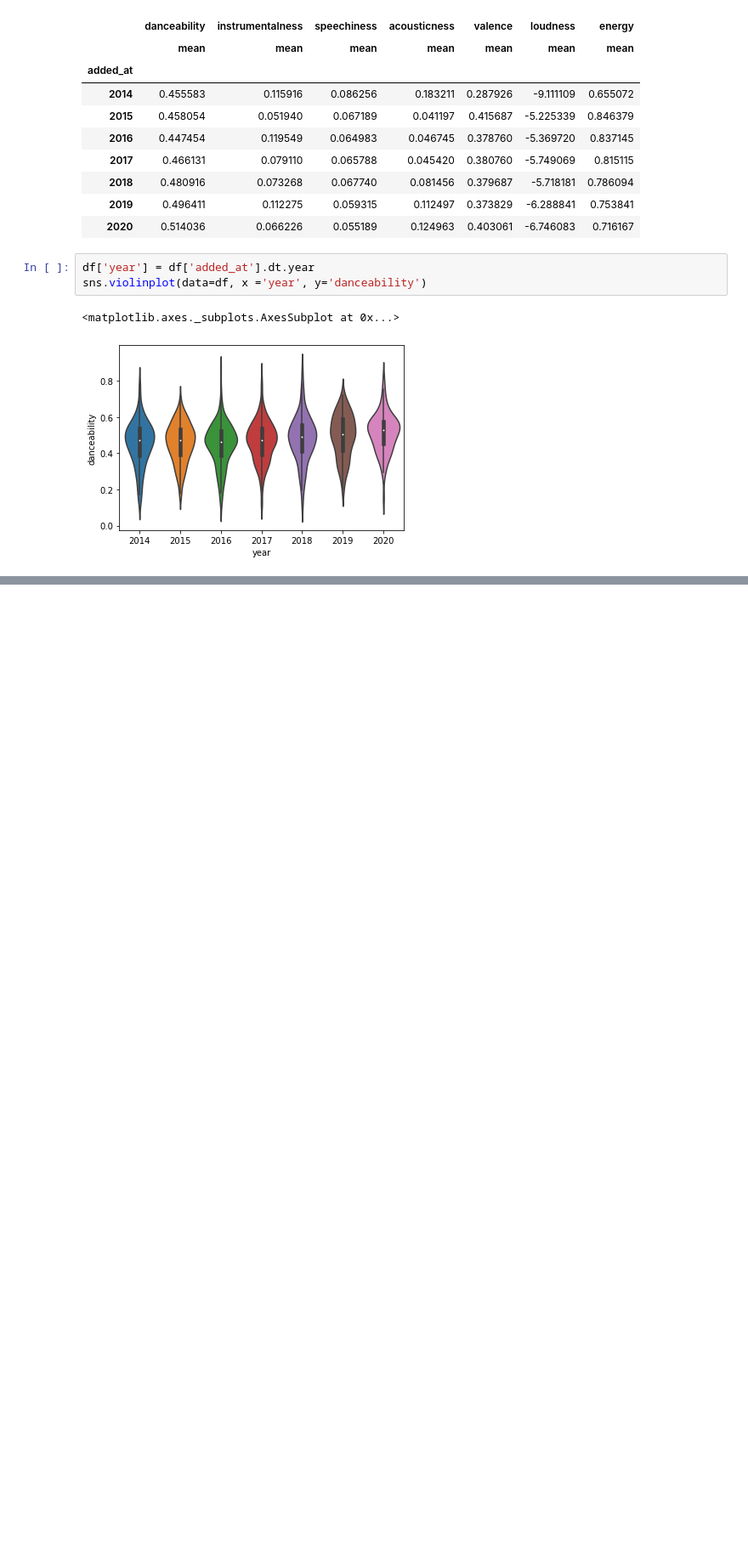
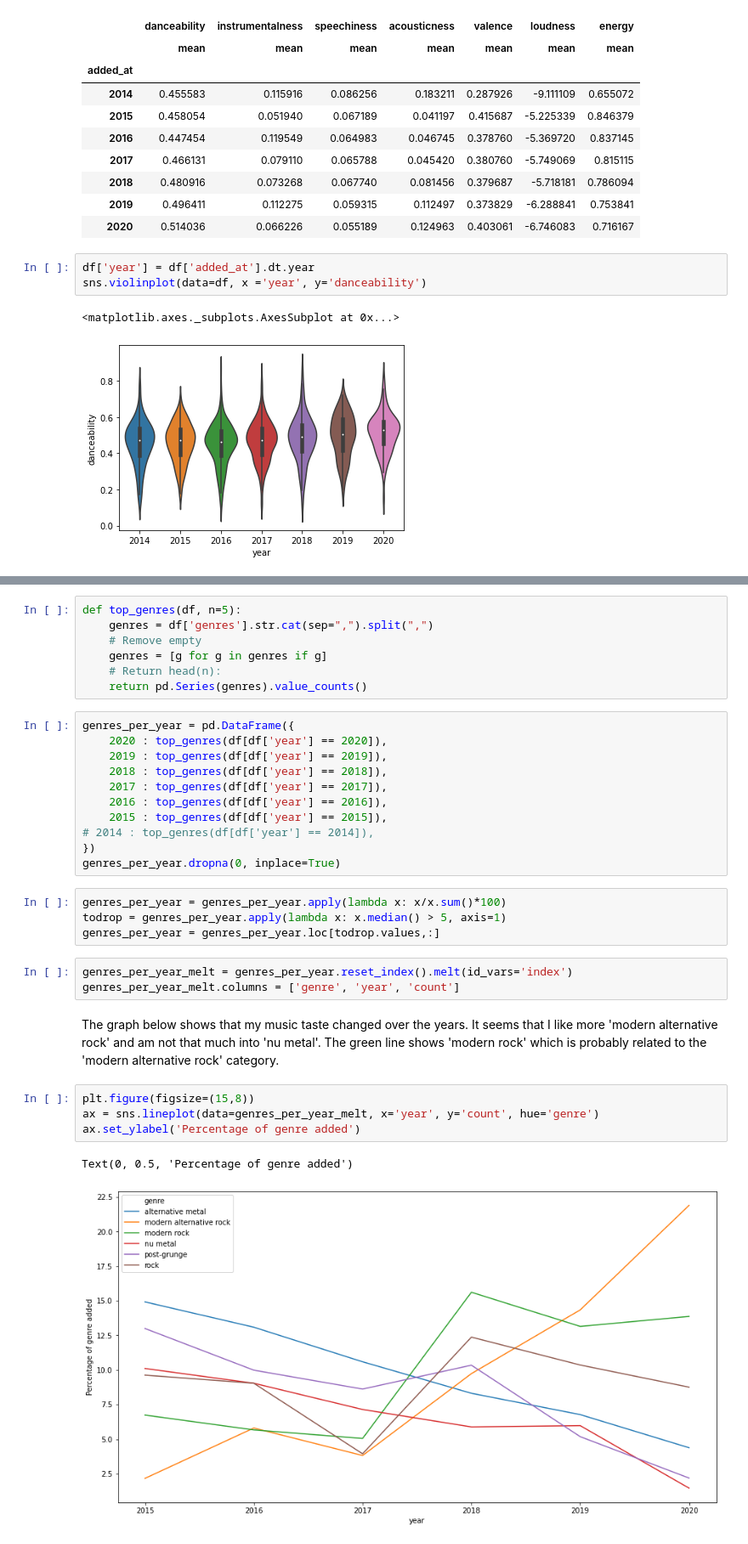
Before and after one commit to bvanhoewijk/spotify_analysis, a Jupyter notebook: eda.ipynb, the cells around one changed output, grey strips where cells are left out. Shown: that part at 85% size. Cells and saved outputs as stored; diff of their text form; blank space fills up the shorter version.

```diff
--- a/eda.ipynb
+++ b/eda.ipynb
@@ -94,0 +65,34 @@ sns.violinplot(data=df, x ='year', y='valence')
+# %%
+def top_genres(df, n=5):
+    genres = df['genres'].str.cat(sep=",").split(",")
+    # Remove empty
+    genres = [g for g in genres if g]
+    # Return head(n):
+    return pd.Series(genres).value_counts()
+# %%
+genres_per_year = pd.DataFrame({
+    2020 : top_genres(df[df['year'] == 2020]),
+    2019 : top_genres(df[df['year'] == 2019]),
+    2018 : top_genres(df[df['year'] == 2018]),
+    2017 : top_genres(df[df['year'] == 2017]),
+    2016 : top_genres(df[df['year'] == 2016]),
+    2015 : top_genres(df[df['year'] == 2015]),
+# 2014 : top_genres(df[df['year'] == 2014]),
+})
+genres_per_year.dropna(0, inplace=True)
+# %%
+genres_per_year = genres_per_year.apply(lambda x: x/x.sum()*100)
+todrop = genres_per_year.apply(lambda x: x.median() > 5, axis=1)
+genres_per_year = genres_per_year.loc[todrop.values,:]
+# %%
+genres_per_year_melt = genres_per_year.reset_index().melt(id_vars='index')
+genres_per_year_melt.columns = ['genre', 'year', 'count']
+# %% [markdown]
+The graph below shows that my music taste changed over the years. It seems that I like more 'modern alternative rock' and am not that much into 'nu metal'. The green line shows 'modern rock' which is probably related to the 'modern alternative rock' category.
+# %%
+plt.figure(figsize=(15,8))
+ax = sns.lineplot(data=genres_per_year_melt, x='year', y='count', hue='genre')
+ax.set_ylabel('Percentage of genre added')
+# %% [output]
+Text(0, 0.5, 'Percentage of genre added')
+[figure, added]
```
Also changed, not shown: parts of 13 cells of this notebook, 1 other file.
